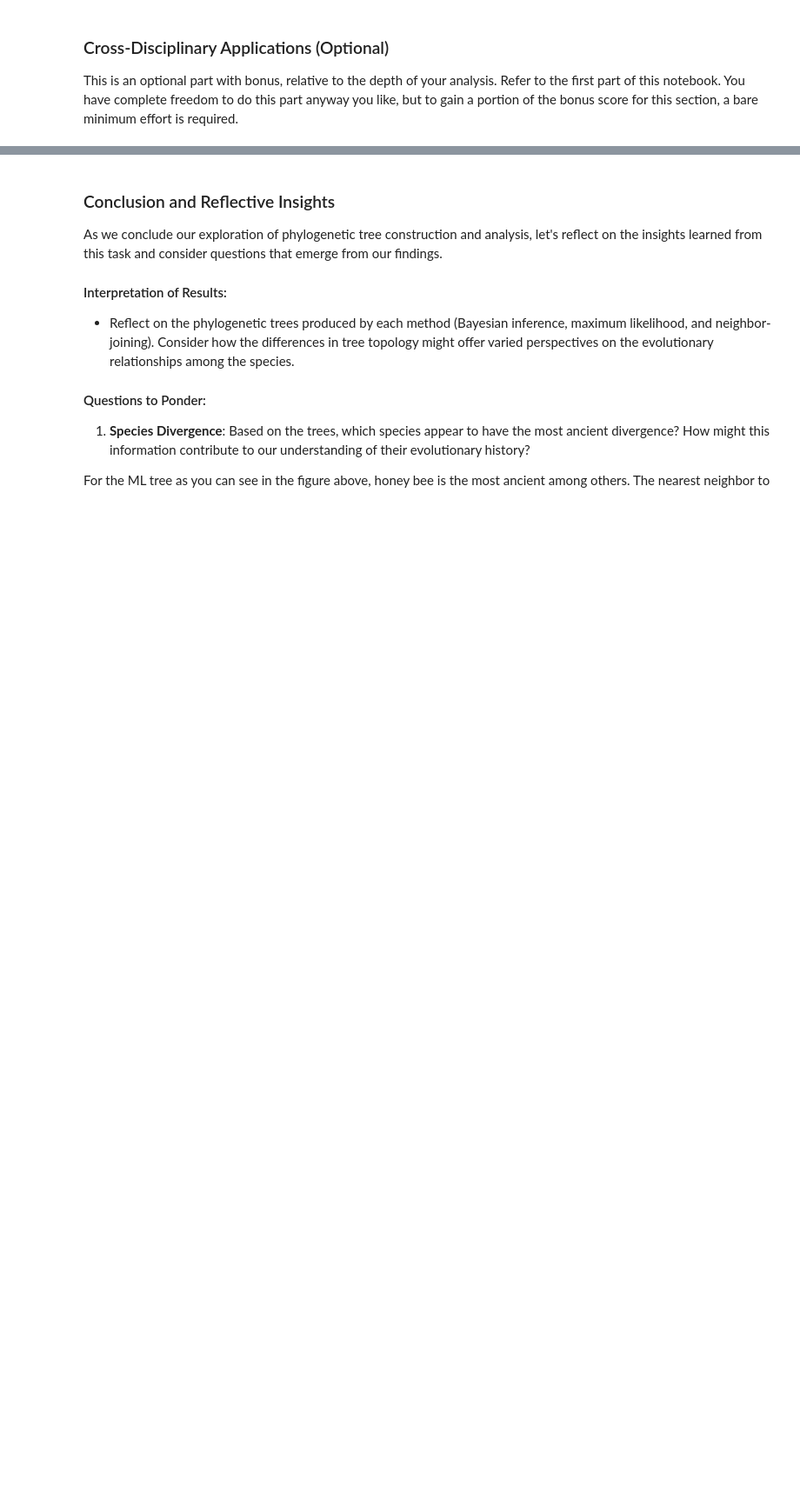
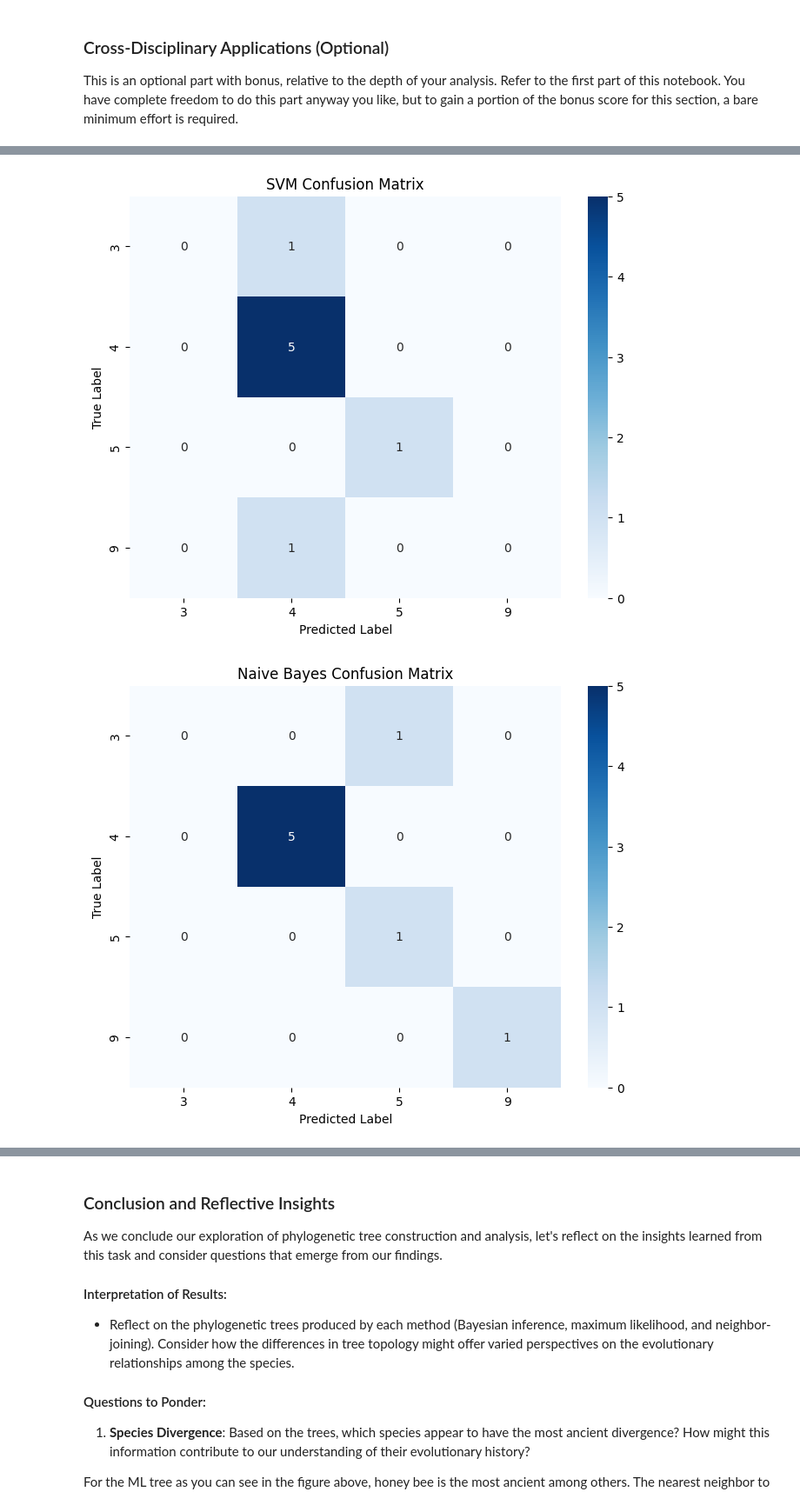
Before and after one commit to mjmaher987/Bioinformatics-Project, a Jupyter notebook: Task 2/MitochondrialComparisonPhylogeneticTreeConstruction.ipynb, the cells around one changed output, grey strips where cells are left out. Shown at 87% size. Cells and saved outputs as stored; diff of their text form; code cells hidden in the pictures; blank space fills up the shorter version.

```diff
--- a/Task 2/MitochondrialComparisonPhylogeneticTreeConstruction.ipynb
+++ b/Task 2/MitochondrialComparisonPhylogeneticTreeConstruction.ipynb
@@ -681,0 +816,2 @@ This is an optional part with bonus, relative to the depth of your analysis. Ref
+# %%
+X_dna = df['dna'].tolist()
@@ -681,0 +960,14 @@ This is an optional part with bonus, relative to the depth of your analysis. Ref
+# %%
+def plot_confusion_matrix(cm, classes, title):
+    plt.figure(figsize=(8, 6))
+    sns.heatmap(cm, annot=True, fmt="d", cmap="Blues", xticklabels=classes, yticklabels=classes)
+    plt.title(title)
+    plt.xlabel("Predicted Label")
+    plt.ylabel("True Label")
+    plt.show()
+
+plot_confusion_matrix(svm_cm, classes=np.unique(Y_test), title="SVM Confusion Matrix")
+plot_confusion_matrix(nb_cm, classes=np.unique(Y_test), title="Naive Bayes Confusion Matrix")
+# %% [output]
+[figure, added]
+[figure, added]
```
Also changed, not shown: parts of 20 cells of this notebook.
